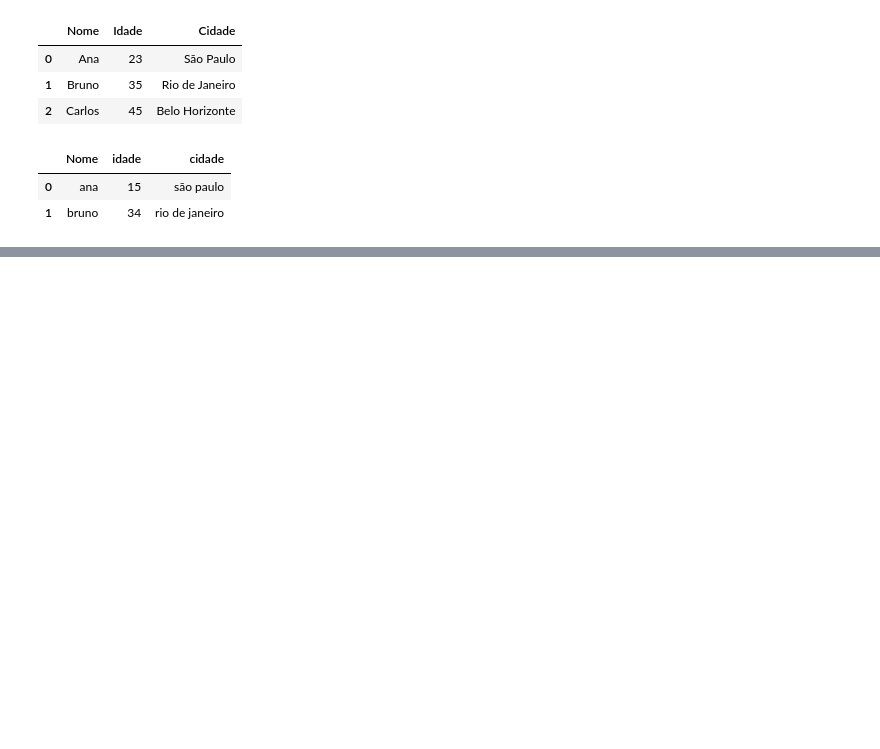
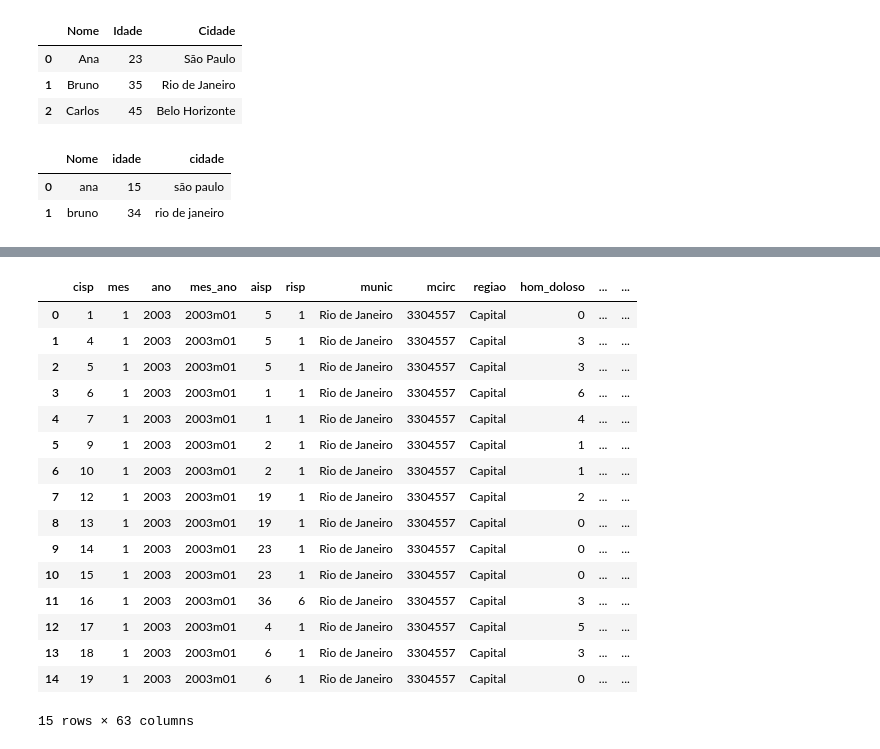
Before and after one commit to MatheusVieira12/Repo_Senac, a Jupyter notebook: aulas/bibliotecas.ipynb, the cells around one changed output, grey strips where cells are left out. Saved outputs shown, nothing was run; the diff lists cells and outputs as text; code cells hidden in the pictures; blank space fills up the shorter version.

```diff
--- a/aulas/bibliotecas.ipynb
+++ b/aulas/bibliotecas.ipynb
@@ -35,0 +41,4 @@ NameError: name 'nomecsv' is not defined
+# %%
+df = pd.read_csv('BaseDPEvolucaoMensalCisp.csv', sep= ';', encoding= 'latin1') ## encode dos textos( maneira como cada pais escreve ) padrão brasil =  UTF-8
+df
+## direita numero inteiro / na esquerda da tabela str
@@ -35,0 +59,20 @@ NameError: name 'nomecsv' is not defined
+# %%
+df.head(15)
+# %% [output]
+|  | cisp | mes | ano | mes_ano | aisp | risp | munic | mcirc | regiao | hom_doloso | ... | ... |
+| 0 | 1 | 1 | 2003 | 2003m01 | 5 | 1 | Rio de Janeiro | 3304557 | Capital | 0 | ... | ... |
+| 1 | 4 | 1 | 2003 | 2003m01 | 5 | 1 | Rio de Janeiro | 3304557 | Capital | 3 | ... | ... |
+| 2 | 5 | 1 | 2003 | 2003m01 | 5 | 1 | Rio de Janeiro | 3304557 | Capital | 3 | ... | ... |
+| 3 | 6 | 1 | 2003 | 2003m01 | 1 | 1 | Rio de Janeiro | 3304557 | Capital | 6 | ... | ... |
+| 4 | 7 | 1 | 2003 | 2003m01 | 1 | 1 | Rio de Janeiro | 3304557 | Capital | 4 | ... | ... |
+| 5 | 9 | 1 | 2003 | 2003m01 | 2 | 1 | Rio de Janeiro | 3304557 | Capital | 1 | ... | ... |
+| 6 | 10 | 1 | 2003 | 2003m01 | 2 | 1 | Rio de Janeiro | 3304557 | Capital | 1 | ... | ... |
+| 7 | 12 | 1 | 2003 | 2003m01 | 19 | 1 | Rio de Janeiro | 3304557 | Capital | 2 | ... | ... |
+| 8 | 13 | 1 | 2003 | 2003m01 | 19 | 1 | Rio de Janeiro | 3304557 | Capital | 0 | ... | ... |
+| 9 | 14 | 1 | 2003 | 2003m01 | 23 | 1 | Rio de Janeiro | 3304557 | Capital | 0 | ... | ... |
+| 10 | 15 | 1 | 2003 | 2003m01 | 23 | 1 | Rio de Janeiro | 3304557 | Capital | 0 | ... | ... |
+| 11 | 16 | 1 | 2003 | 2003m01 | 36 | 6 | Rio de Janeiro | 3304557 | Capital | 3 | ... | ... |
+| 12 | 17 | 1 | 2003 | 2003m01 | 4 | 1 | Rio de Janeiro | 3304557 | Capital | 5 | ... | ... |
+| 13 | 18 | 1 | 2003 | 2003m01 | 6 | 1 | Rio de Janeiro | 3304557 | Capital | 3 | ... | ... |
+| 14 | 19 | 1 | 2003 | 2003m01 | 6 | 1 | Rio de Janeiro | 3304557 | Capital | 0 | ... | ... |
+15 rows × 63 columns
```
Also changed, not shown: parts of 12 cells of this notebook.
